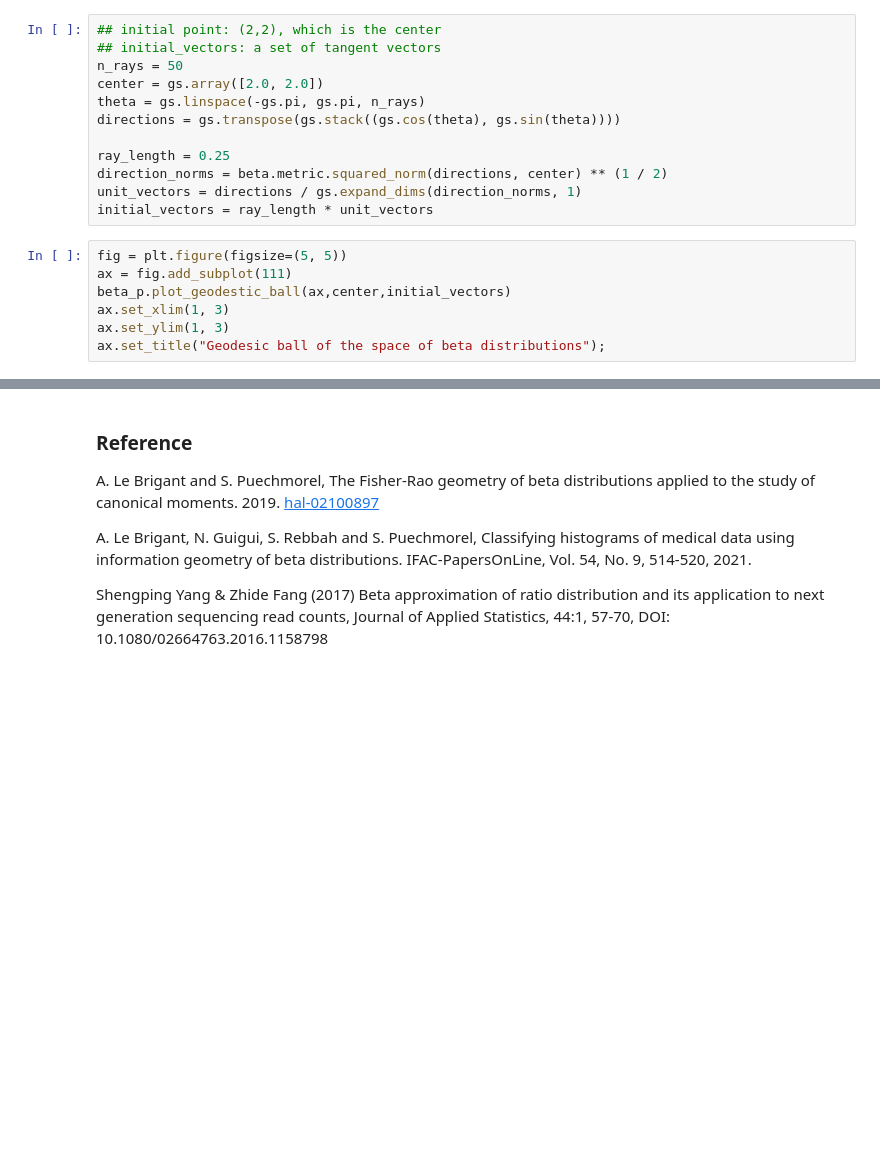
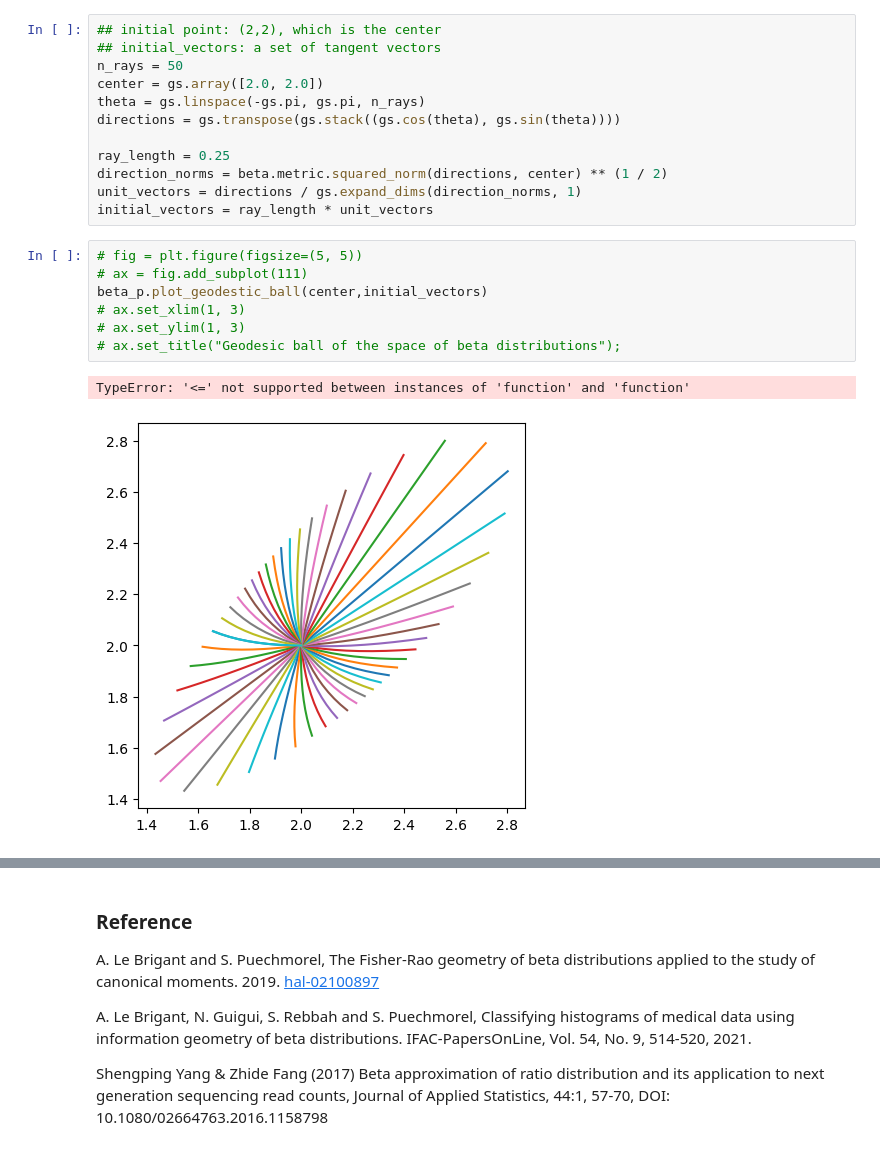
Before and after one commit to rrstofer/ece594n, a Jupyter notebook: hw_geomviz/manifold_of_beta_distributions/Beta_Visualization.ipynb, the cells around one changed output, grey strips where cells are left out. Saved outputs shown, nothing was run; the diff lists cells and outputs as text; blank space fills up the shorter version.

```diff
--- a/hw_geomviz/manifold_of_beta_distributions/Beta_Visualization.ipynb
+++ b/hw_geomviz/manifold_of_beta_distributions/Beta_Visualization.ipynb
@@ -157,9 +179,12 @@ direction_norms = beta.metric.squared_norm(directions, center) ** (1 / 2)
 unit_vectors = directions / gs.expand_dims(direction_norms, 1)
 initial_vectors = ray_length * unit_vectors
 # %%
-fig = plt.figure(figsize=(5, 5))
-ax = fig.add_subplot(111)
-beta_p.plot_geodestic_ball(ax,center,initial_vectors)
-ax.set_xlim(1, 3)
-ax.set_ylim(1, 3)
-ax.set_title("Geodesic ball of the space of beta distributions");
+# fig = plt.figure(figsize=(5, 5))
+# ax = fig.add_subplot(111)
+beta_p.plot_geodestic_ball(center,initial_vectors)
+# ax.set_xlim(1, 3)
+# ax.set_ylim(1, 3)
+# ax.set_title("Geodesic ball of the space of beta distributions");
+# %% [output]
+TypeError: '<=' not supported between instances of 'function' and 'function'
+[figure, added]
```
Also changed, not shown: parts of 10 cells of this notebook, 1 other file.
